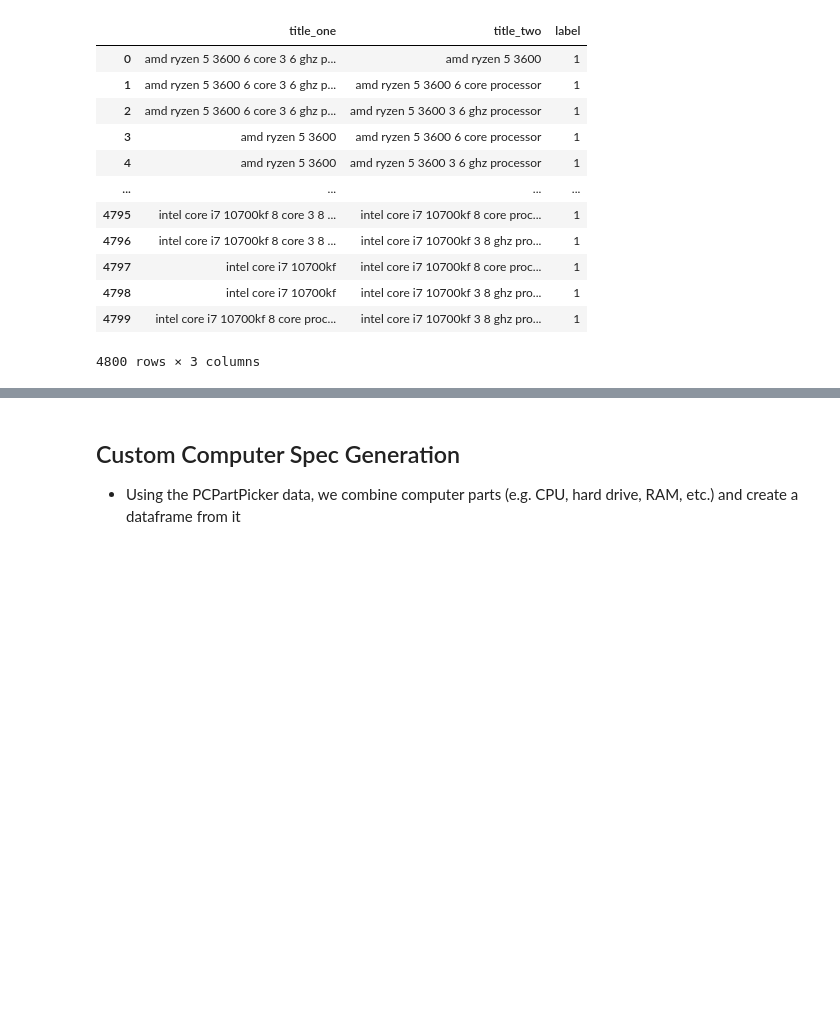
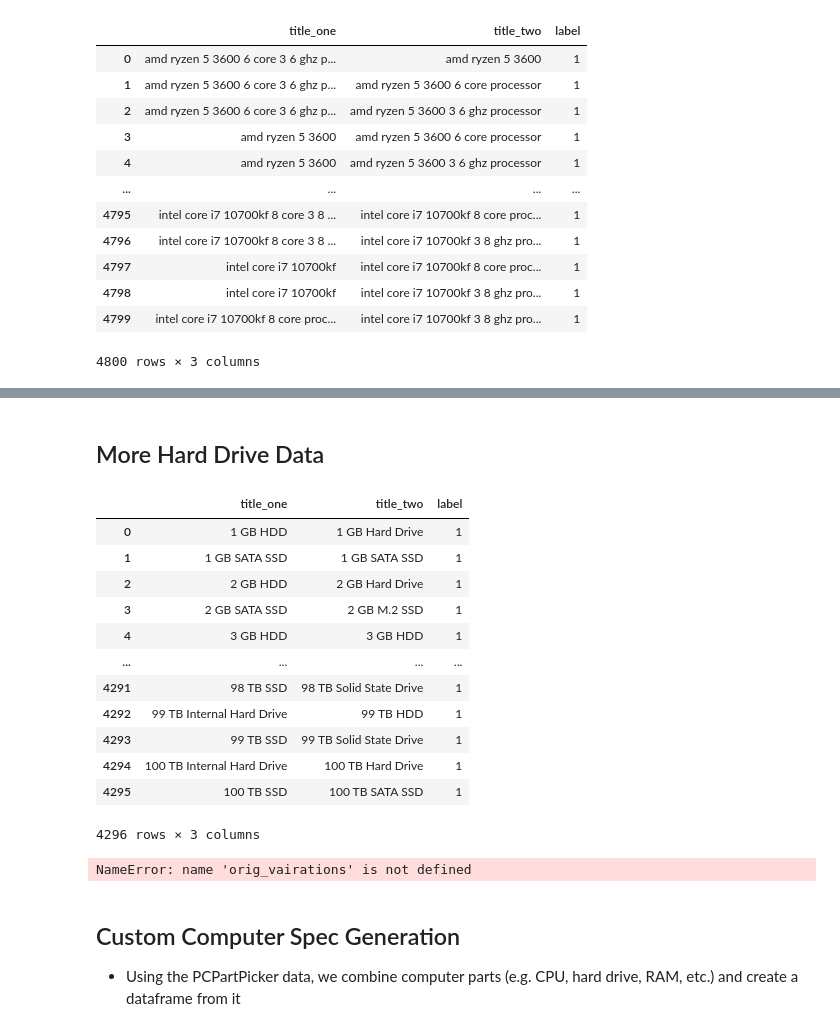
Before and after one commit to Mascerade/supervised-product-matching, a Jupyter notebook: TestingGrounds.ipynb, the cells around one changed output, grey strips where cells are left out. Saved outputs shown, nothing was run; the diff lists cells and outputs as text; code cells hidden in the pictures; blank space fills up the shorter version.

Commit message:
generated more drive data

```diff
--- a/TestingGrounds.ipynb
+++ b/TestingGrounds.ipynb
@@ -769 +639,41 @@ neg_cpu_gen
 12800 rows × 3 columns
+# %% [markdown]
+## More Hard Drive Data
+# %%
+new_column_names = ['title_one', 'title_two', 'label']
+hard_drive_types = ['HDD', 'Hard Drive', 'Internal Hard Drive']
+ssd_types = ['SSD', 'Solid State Drive', 'M.2 SSD', 'SATA SSD']
+# %%
+def generate_pos_hard_drive_data():
+    pos_df = []
+    drives = ['{} GB'.format(x) for x in range(1, 2049)] + ['{} TB'.format(x) for x in range(1, 101)]
+    for drive in drives:
+        # For hard drives
+        pos_df.append(['{} {}'.format(drive, random.choice(hard_drive_types)),
+                       '{} {}'.format(drive, random.choice(hard_drive_types)),
+                       1])
+
+        # For SSDs
+        pos_df.append(['{} {}'.format(drive, random.choice(ssd_types)),
+                       '{} {}'.format(drive, random.choice(ssd_types)),
+                       1])
+
+    return pd.DataFrame(pos_df, columns=['title_one', 'title_two', 'label'])
+# %%
+pos_hard_drives = generate_pos_hard_drive_data()
+# %%
+pos_hard_drives
+# %% [output]
+|  | title_one | title_two | label |
+| 0 | 1 GB HDD | 1 GB Hard Drive | 1 |
+| 1 | 1 GB SATA SSD | 1 GB SATA SSD | 1 |
+| 2 | 2 GB HDD | 2 GB Hard Drive | 1 |
+| 3 | 2 GB SATA SSD | 2 GB M.2 SSD | 1 |
+| 4 | 3 GB HDD | 3 GB HDD | 1 |
+| ... | ... | ... | ... |
+| 4291 | 98 TB SSD | 98 TB Solid State Drive | 1 |
+| 4292 | 99 TB Internal Hard Drive | 99 TB HDD | 1 |
+| 4293 | 99 TB SSD | 99 TB Solid State Drive | 1 |
+| 4294 | 100 TB Internal Hard Drive | 100 TB Hard Drive | 1 |
+| 4295 | 100 TB SSD | 100 TB SATA SSD | 1 |
+4296 rows × 3 columns
@@ -770,3 +710,7 @@ neg_cpu_gen
+# %%
+neg_hard_drives = generate_neg_hard_drive_data()
+# %% [output]
+NameError: name 'orig_vairations' is not defined
 # %% [markdown]
 ## Custom Computer Spec Generation
 * Using the PCPartPicker data, we combine computer parts (e.g. CPU, hard drive, RAM, etc.) and create a dataframe from it
```
Also changed, not shown: parts of 5 cells of this notebook.
